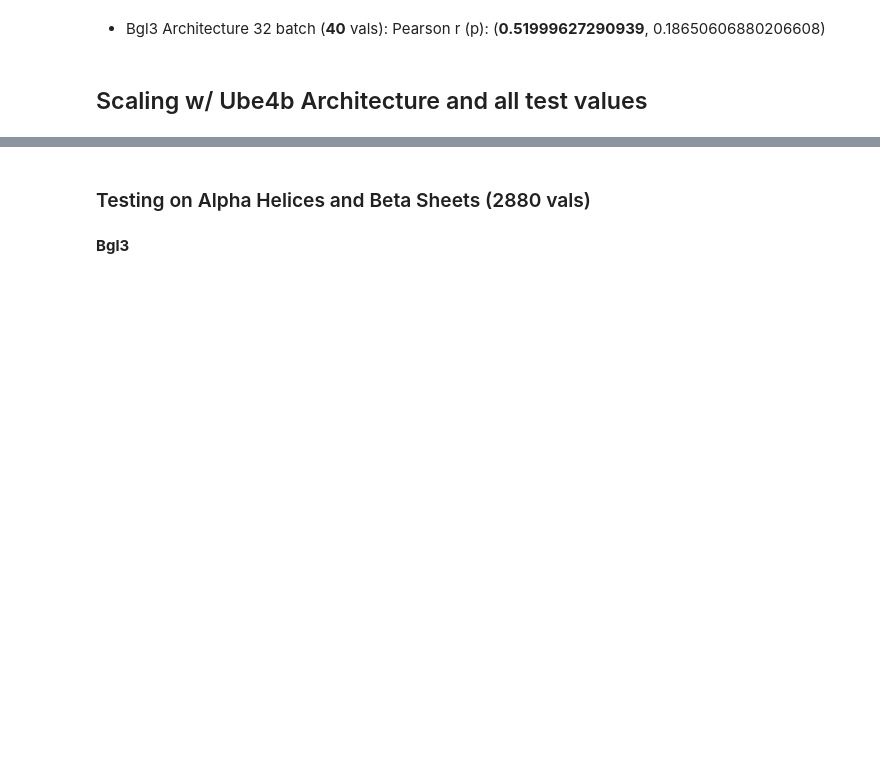
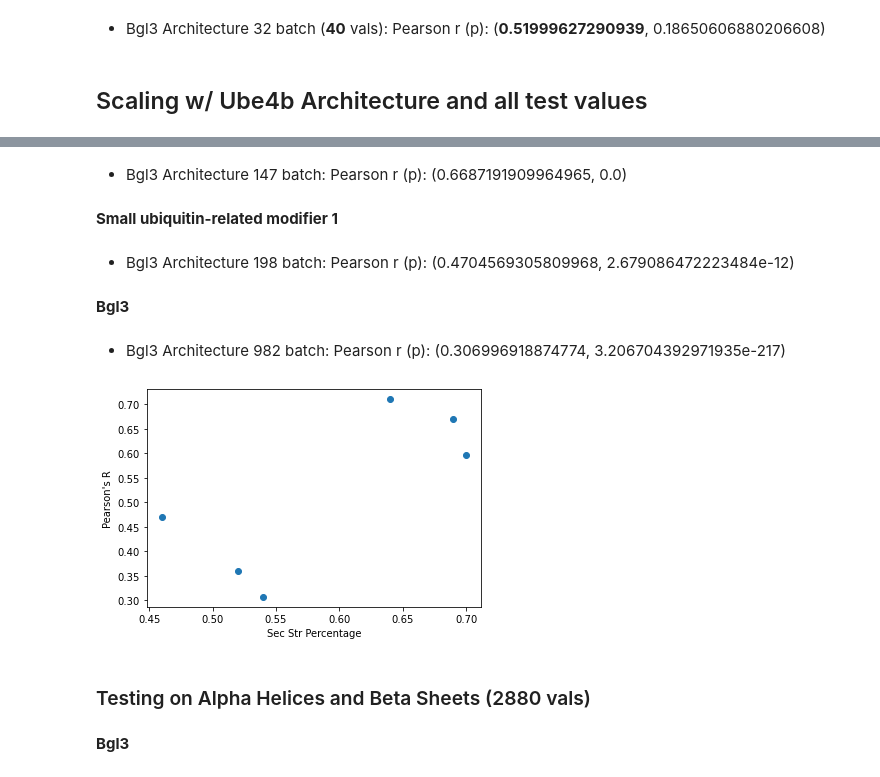
Before and after one commit to deeptiaa/secondary-structure-CNN-learning, a Jupyter notebook: Jupyter Notebooks/Run Results and Plots.ipynb, the cells around one changed output, grey strips where cells are left out. Drawn from its saved outputs; the diff is of its cells as text; code cells hidden in the pictures; blank space fills up the shorter version.

Commit message:
first trial testing sec str. probability and pearson's r

```diff
--- a/Jupyter Notebooks/Run Results and Plots.ipynb
+++ b/Jupyter Notebooks/Run Results and Plots.ipynb
@@ -821,3 +849,27 @@ plt.show()
+# %% [markdown]
+- Bgl3 Architecture 147 batch: Pearson r (p): (0.6687191909964965, 0.0)
+# %% [markdown]
+**Small ubiquitin-related modifier 1**
+# %% [markdown]
+- Bgl3 Architecture 198 batch: Pearson r (p): (0.4704569305809968, 2.679086472223484e-12)
+# %% [markdown]
+**Bgl3**
+# %% [markdown]
+- Bgl3 Architecture 982 batch: Pearson r (p): (0.306996918874774, 3.206704392971935e-217)
+# %%
+import matplotlib.pyplot as plt
+import numpy as np
+
+sec_str = np.array([0.52, 0.64, 0.70, 0.69, 0.46, 0.54])
+pearson_r = np.array([0.359, 0.710, 0.596, 0.669, 0.470, 0.307])
+
+plt.xlabel("Sec Str Percentage")
+plt.ylabel("Pearson's R")
+
+plt.scatter(sec_str, pearson_r)
+plt.show()
+# %% [output]
+[figure, added]
 # %% [markdown]
 ### Testing on Alpha Helices and Beta Sheets (2880 vals)
 # %% [markdown]
```
Also changed, not shown: parts of 20 cells of this notebook, 24 other files.
